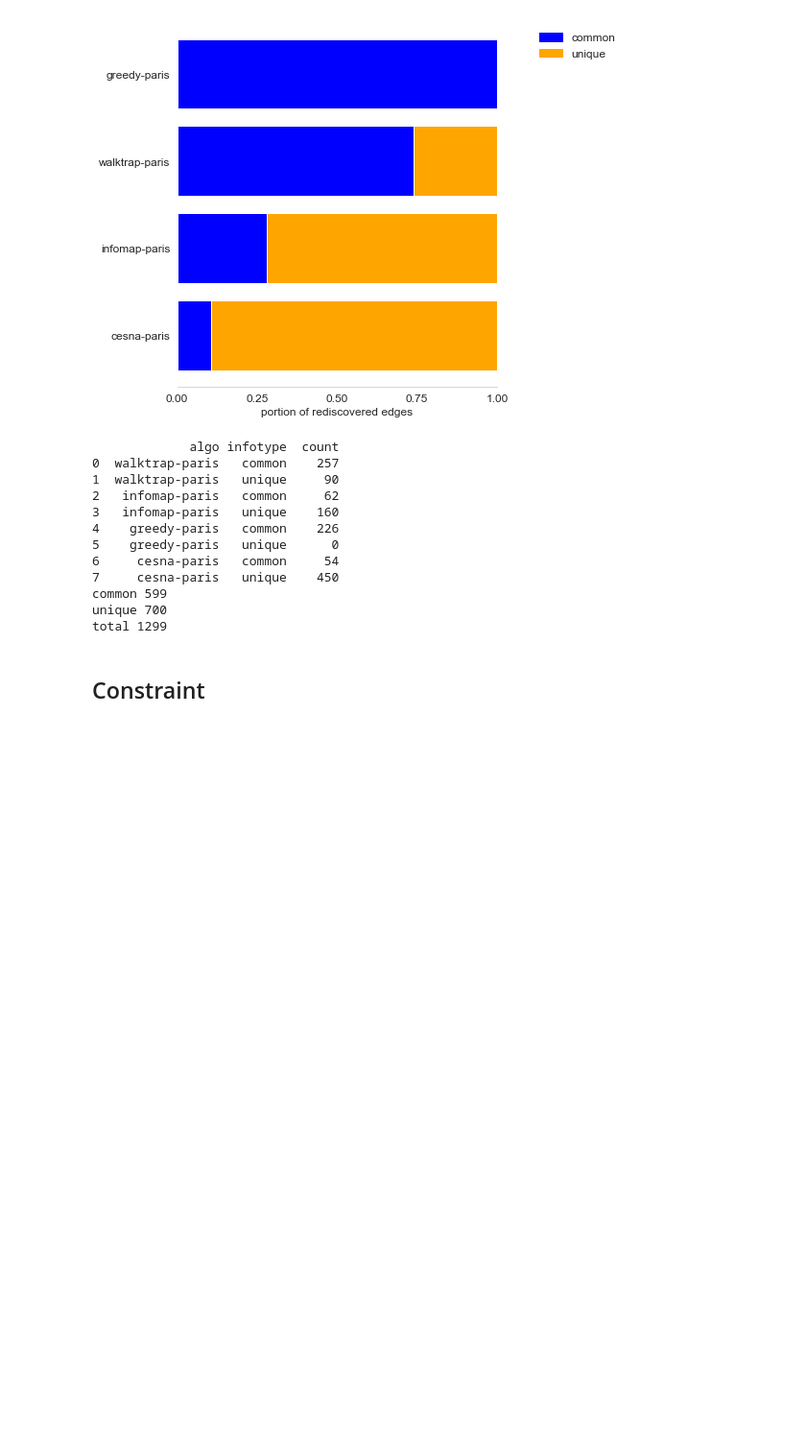
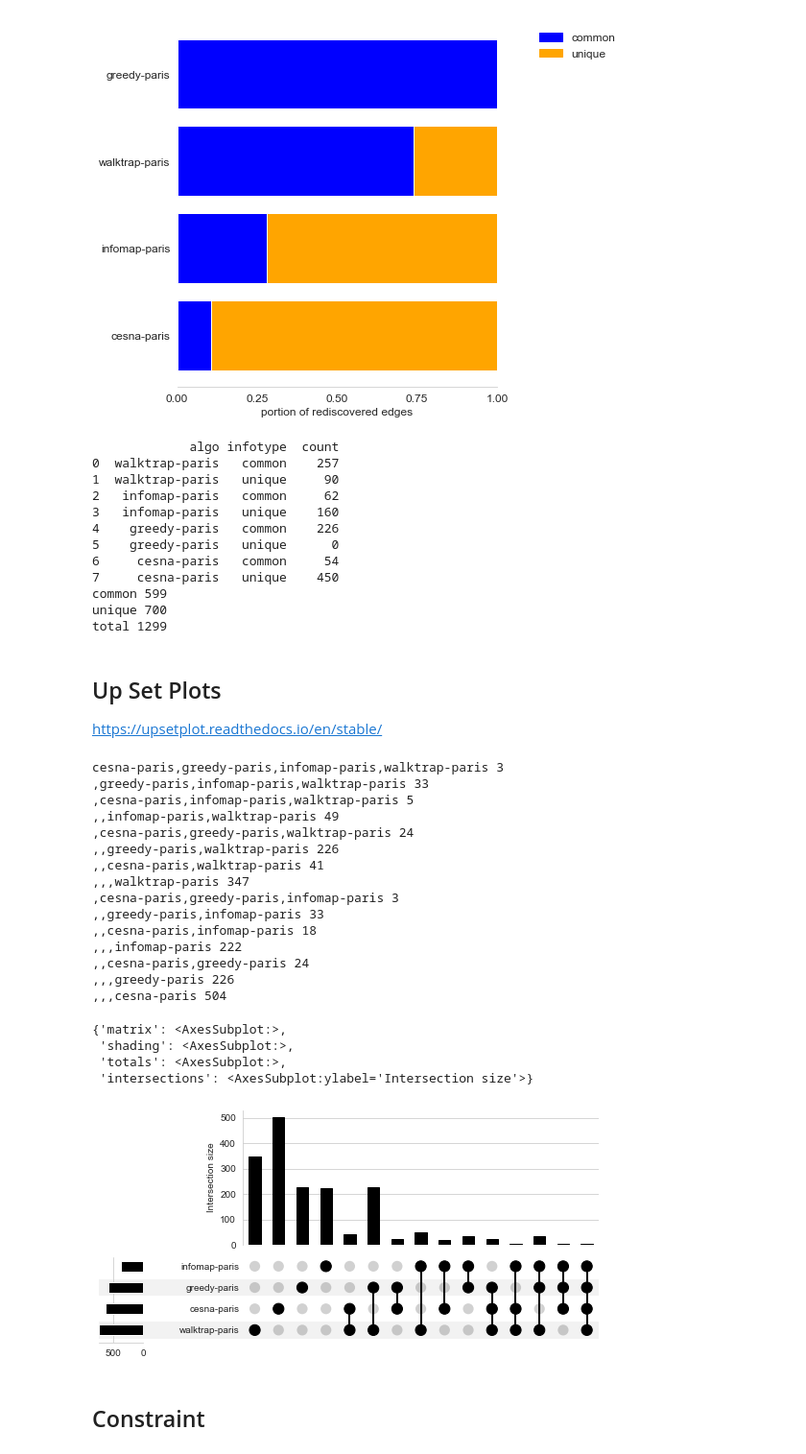
Before and after one commit to MSBradshaw/BOCC, a Jupyter notebook: Experiments/make_figures.ipynb, the cells around one changed output. Shown: that part at 96% size. Cells and saved outputs as stored; diff of their text form; code cells hidden in the pictures; blank space fills up the shorter version.

Commit message:
created SO many more experiment results that I thought were going to take me a month! LFG!

```diff
--- a/Experiments/make_figures.ipynb
+++ b/Experiments/make_figures.ipynb
@@ -543,6 +699,83 @@ print('total',uniq_rediscovery_df['count'].sum())
 common 599
 unique 700
 total 1299
+# %% [markdown]
+## Up Set Plots
+https://upsetplot.readthedocs.io/en/stable/
+# %%
+# print(clusters_dict_2021.keys())
+# print(clusters_dict_2021[tmp_name])
+
+def remove_items(test_list, item):
+
+    # using list comprehension to perform the task
+    res = [i for i in test_list if i != item]
+
+    return res
+
+plt_categories = []
+plt_counts = []
+upset_plot_results = {}
+keys = list(clusters_dict_2021.keys()) + ['']
+for key1 in list(clusters_dict_2021.keys()):
+    set1 = set(clusters_dict_2021[key1])
+    for key2 in keys:
+        if key2 != '':
+            set2 = set(clusters_dict_2021[key2])
+            s12 = set2.intersection(set1)
+        else:
+            s12 = set1
+        for key3 in keys:
+            if key3 != '':
+                set3 = set(clusters_dict_2021[key3])
+                s123 = s12.intersection(set3)
+            else:
+                s123 = s12
+            for key4 in keys:
+                if key4 != '':
+                    set4 = set(clusters_dict_2021[key4])
+                    s1234 = s123.intersection(set4)
+                else:
+                    s1234 = s123
+                these_keys = [key1,key2,key3,key4]
+                these_keys2 = these_keys
+                if '' in these_keys2:
+                    these_keys2 = remove_items(these_keys2, '')
+                if len(these_keys2) != len(set(these_keys2)):
+                    continue
+                these_keys.sort()
+                if ','.join(these_keys) in upset_plot_results:
+                    continue
+                upset_plot_results[','.join(these_keys)] = len(s1234)
+                plt_categories.append(these_keys2)
+                plt_counts.append(len(s1234))
+
+for k in upset_plot_results.keys():
+    print(k, upset_plot_results[k])
+
+example = from_memberships(plt_categories,data=plt_counts)
+plot(example)
+# %% [output]
+cesna-paris,greedy-paris,infomap-paris,walktrap-paris 3
+,greedy-paris,infomap-paris,walktrap-paris 33
+,cesna-paris,infomap-paris,walktrap-paris 5
+,,infomap-paris,walktrap-paris 49
+,cesna-paris,greedy-paris,walktrap-paris 24
+,,greedy-paris,walktrap-paris 226
+,,cesna-paris,walktrap-paris 41
+,,,walktrap-paris 347
+,cesna-paris,greedy-paris,infomap-paris 3
+,,greedy-paris,infomap-paris 33
+,,cesna-paris,infomap-paris 18
+,,,infomap-paris 222
+,,cesna-paris,greedy-paris 24
+,,,greedy-paris 226
+,,,cesna-paris 504
+{'matrix': <AxesSubplot:>,
+ 'shading': <AxesSubplot:>,
+ 'totals': <AxesSubplot:>,
+ 'intersections': <AxesSubplot:ylabel='Intersection size'>}
+[figure, added]
 # %% [markdown]
 ## Constraint
 # %%
```
Also changed, not shown: parts of 12 cells of this notebook, 2 other files.
